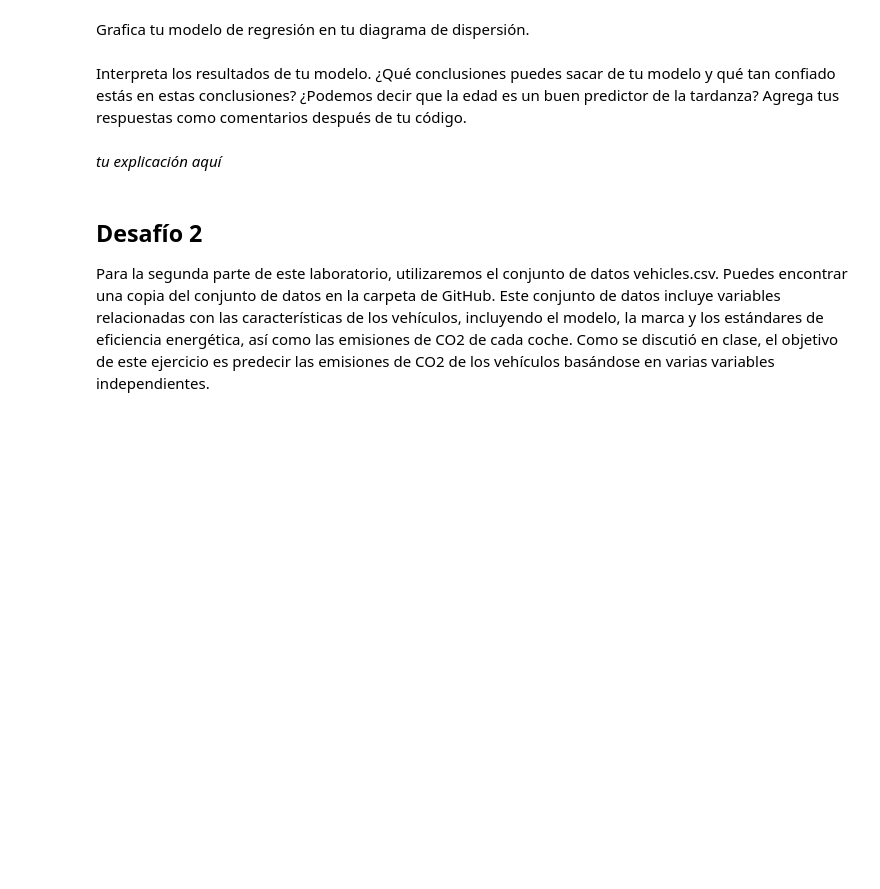
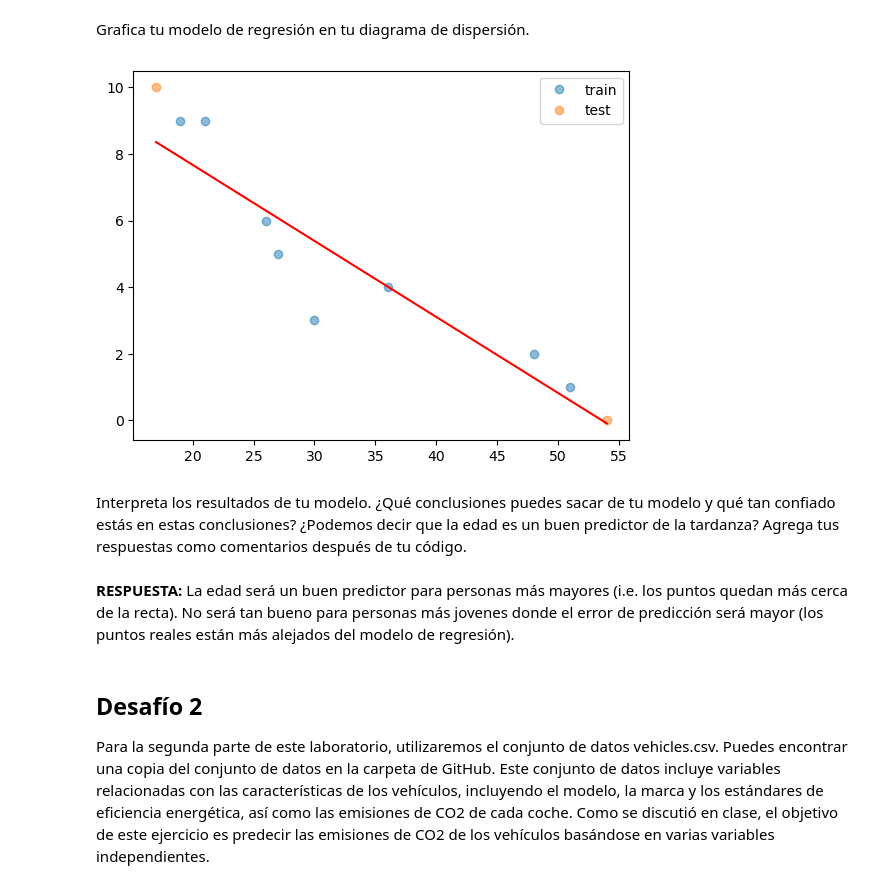
Before and after one commit to tatanapier/Week09_Session41_lab-regression-analysis-es, a Jupyter notebook: your-code/lab-regression-analysis-esp.ipynb, the cells around one changed output. Cells and saved outputs as stored; diff of their text form; code cells hidden in the pictures; blank space fills up the shorter version.

```diff
--- a/your-code/lab-regression-analysis-esp.ipynb
+++ b/your-code/lab-regression-analysis-esp.ipynb
@@ -61,7 +133,24 @@ Grafica tu modelo de regresión en tu diagrama de dispersión.
+# %%
+# Your code here.
+# Define xmin xmax for the model:
+xmin, xmax = round(X.min()), round(X.max())
+
+x_model = np.arange(xmin, xmax+1)
+y_model=[lm.intercept_+lm.coef_*x for x in x_model] # np.arange returns evenly spaced values within a given interval.
+
+plt.plot(X_train, y_train, "o", alpha=0.5, label="train") # alpha, transparency value, between 0 (transparent) and 1 (opaque).
+plt.plot(X_test, y_test, "o", alpha=0.5, label="test") # alpha, transparency value, between 0 (transparent) and 1 (opaque).
+plt.plot(x_model, y_model,'r');
+
+plt.legend()
+plt.show()
+# The red line gives the predicted values of this model
+# %% [output]
+[figure, added]
 # %% [markdown]
 Interpreta los resultados de tu modelo. ¿Qué conclusiones puedes sacar de tu modelo y qué tan confiado estás en estas conclusiones? ¿Podemos decir que la edad es un buen predictor de la tardanza? Agrega tus respuestas como comentarios después de tu código.
-# %% [markdown]
-*tu explicación aquí*
+# %% [markdown]
+**RESPUESTA:** La edad será un buen predictor para personas más mayores (i.e. los puntos quedan más cerca de la recta). No será tan bueno para personas más jovenes donde el error de predicción será mayor (los puntos reales están más alejados del modelo de regresión).
 # %% [markdown]
 ## Desafío 2
 Para la segunda parte de este laboratorio, utilizaremos el conjunto de datos vehicles.csv. Puedes encontrar una copia del conjunto de datos en la carpeta de GitHub. Este conjunto de datos incluye variables relacionadas con las características de los vehículos, incluyendo el modelo, la marca y los estándares de eficiencia energética, así como las emisiones de CO2 de cada coche. Como se discutió en clase, el objetivo de este ejercicio es predecir las emisiones de CO2 de los vehículos basándose en varias variables independientes.
```
Also changed, not shown: parts of 44 cells of this notebook.
